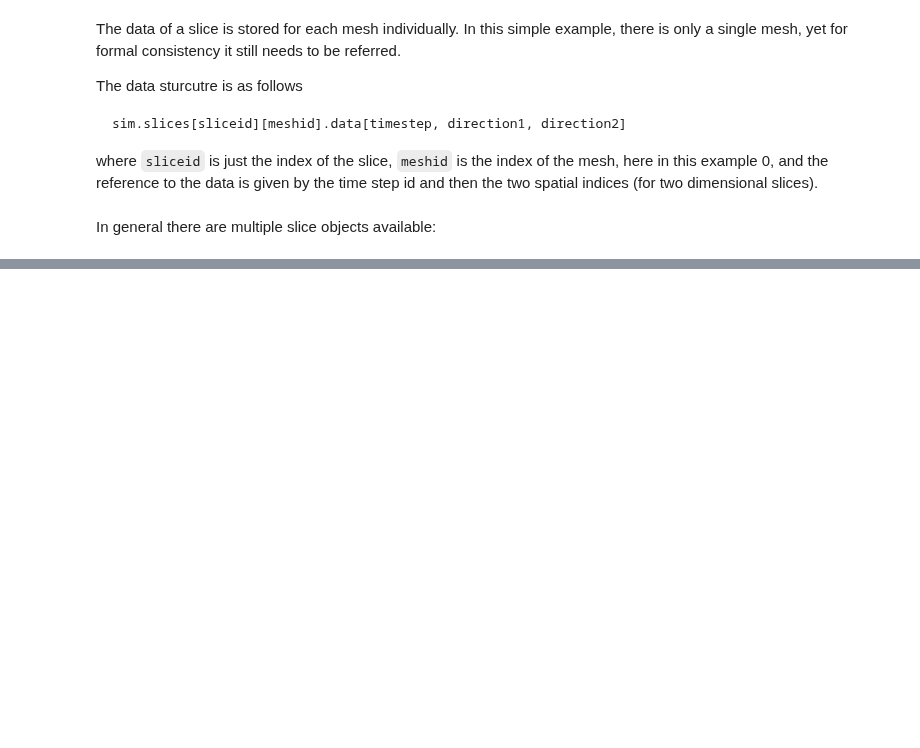
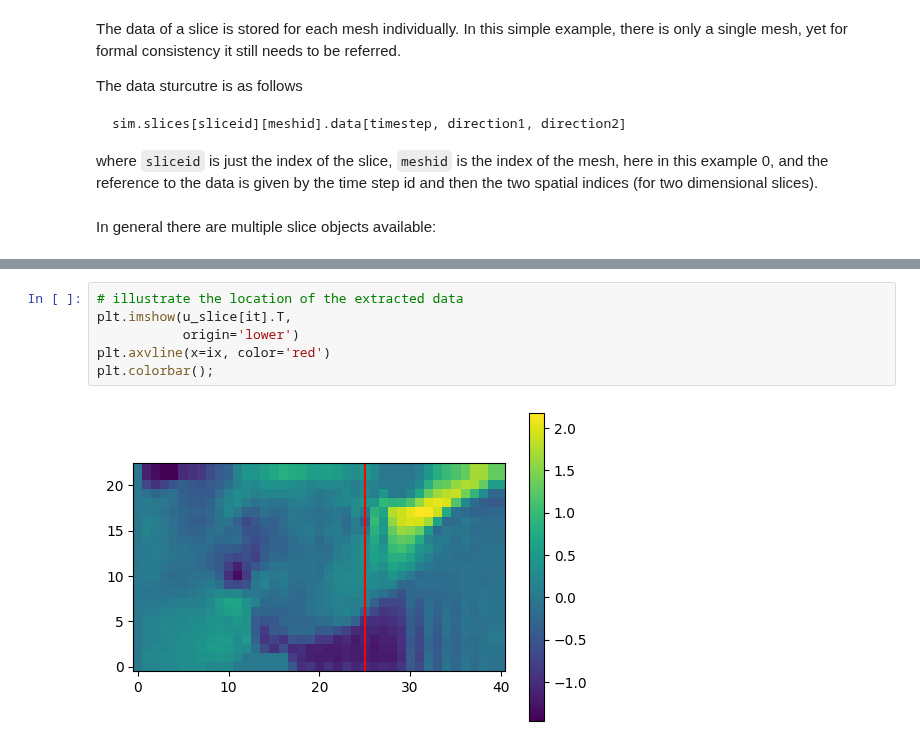
Before and after one commit to FireDynamics/LectureFireSimulation, a Jupyter notebook: book/content/tools/03_analysis/02_fdsreader.ipynb, the cells around one changed output, grey strips where cells are left out. Cells and saved outputs as stored; diff of their text form; blank space fills up the shorter version.

```diff
--- a/book/content/tools/03_analysis/02_fdsreader.ipynb
+++ b/book/content/tools/03_analysis/02_fdsreader.ipynb
@@ -326,0 +539,8 @@ for i in range(slice_n):
+# %%
+# illustrate the location of the extracted data
+plt.imshow(u_slice[it].T,
+           origin='lower')
+plt.axvline(x=ix, color='red')
+plt.colorbar();
+# %% [output]
+[figure, added]
```
Also changed, not shown: parts of 49 cells of this notebook, 12 other files.
